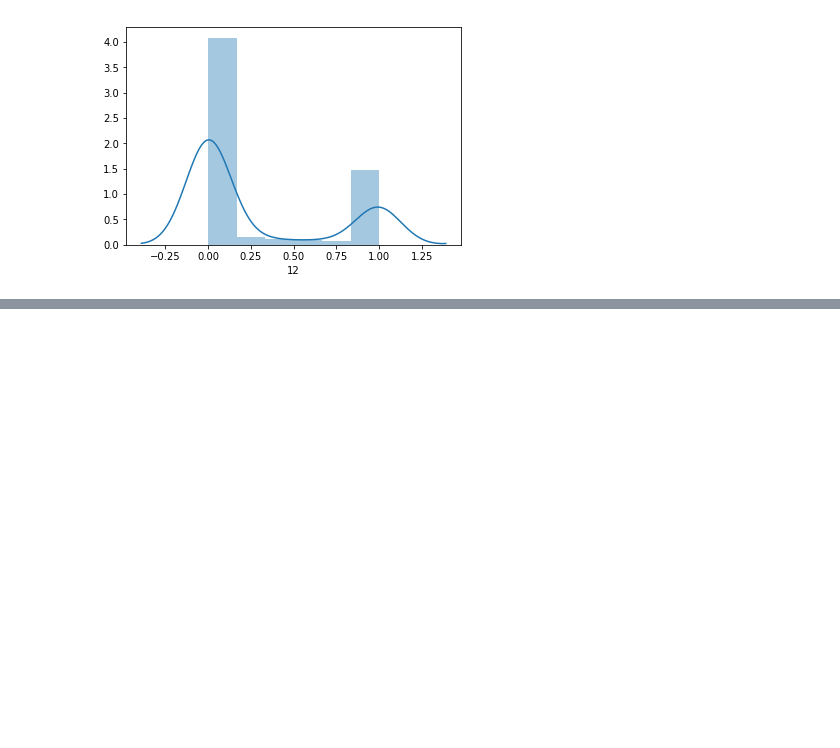
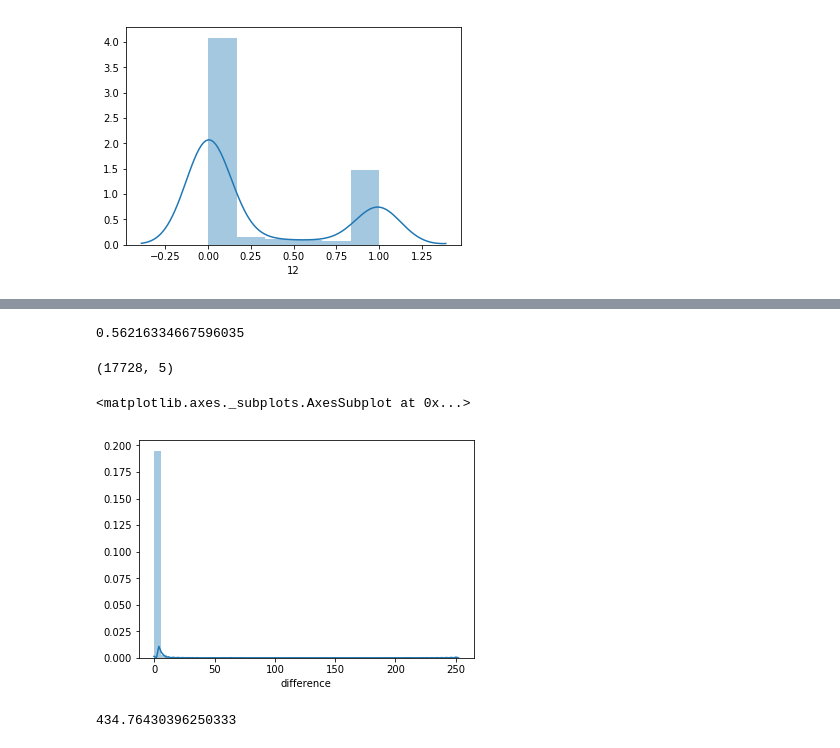
Before and after one commit to jfear/s2rnai, a Jupyter notebook: notebook/develop/2017-11-17_test_chipwf_w_modENCODEs2.ipynb, the cells around one changed output, grey strips where cells are left out. Cells and saved outputs as stored; diff of their text form; code cells hidden in the pictures; blank space fills up the shorter version.

```diff
--- a/notebook/develop/2017-11-17_test_chipwf_w_modENCODEs2.ipynb
+++ b/notebook/develop/2017-11-17_test_chipwf_w_modENCODEs2.ipynb
@@ -102,0 +147,4 @@ sb.distplot(coverage2[12])
+# %%
+merged = test_coverage.merge(mod_coverage, how='outer', on=['gene_id', 'gene_symbol'])
+# %%
+merged['difference'] = abs(merged.count_x - merged.count_y)
@@ -102,0 +172,8 @@ sb.distplot(coverage2[12])
+# %%
+merged['count_x'].corr(merged['count_y'], method='spearman')
+# %% [output]
+0.56216334667596035
+# %%
+merged.shape
+# %% [output]
+(17728, 5)
@@ -102,0 +182,5 @@ sb.distplot(coverage2[12])
+# %%
+sb.distplot(merged.difference)
+# %% [output]
+<matplotlib.axes._subplots.AxesSubplot at 0x...>
+[figure, added]
@@ -102,0 +193,4 @@ sb.distplot(coverage2[12])
+# %%
+euclidean_distance(merged.count_x, merged.count_y)
+# %% [output]
+434.76430396250333
```
Also changed, not shown: parts of 13 cells of this notebook.
